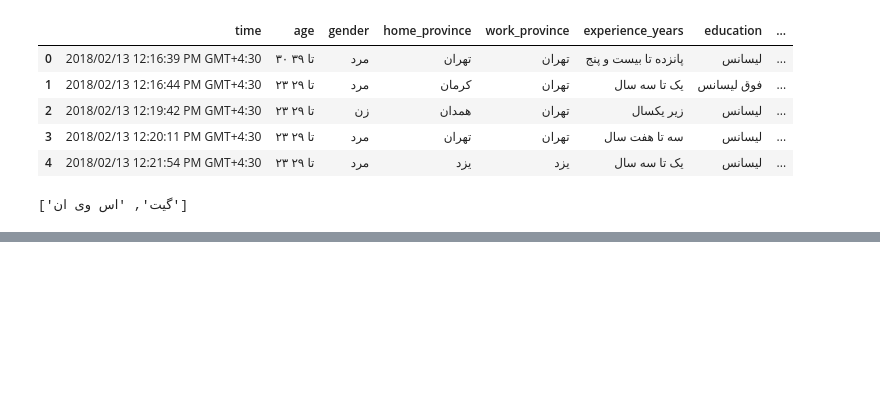
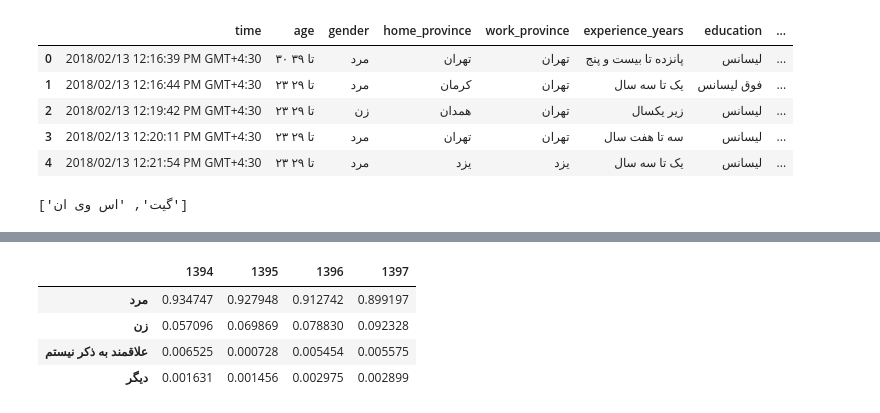
Before and after one commit to saeedesmaili/iran-developers-salary, a Jupyter notebook: Analysis-draft.ipynb, the cells around one changed output, grey strips where cells are left out. Cells and saved outputs as stored; diff of their text form; code cells hidden in the pictures; blank space fills up the shorter version.

```diff
--- a/Analysis-draft.ipynb
+++ b/Analysis-draft.ipynb
@@ -282,0 +334,13 @@ ax.set_xticklabels(df_age.columns)
+# %%
+df_gender = pd.DataFrame(df_94.gender.value_counts(normalize=True))
+df_gender.columns = ("1394",)
+df_gender["1395"] = df_95.gender.value_counts(normalize=True)
+df_gender["1396"] = df_96.gender.value_counts(normalize=True)
+df_gender["1397"] = df_97.gender.value_counts(normalize=True)
+df_gender
+# %% [output]
+|  | 1394 | 1395 | 1396 | 1397 |
+| مرد | 0.934747 | 0.927948 | 0.912742 | 0.899197 |
+| زن | 0.057096 | 0.069869 | 0.078830 | 0.092328 |
+| علاقمند به ذکر نیستم | 0.006525 | 0.000728 | 0.005454 | 0.005575 |
+| دیگر | 0.001631 | 0.001456 | 0.002975 | 0.002899 |
```
Also changed, not shown: parts of 7 cells of this notebook, 5 other files.
